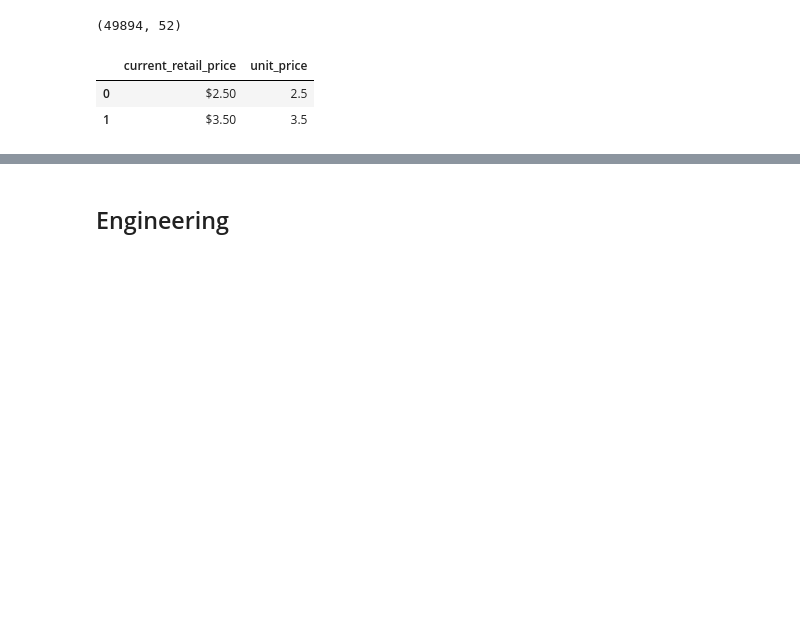
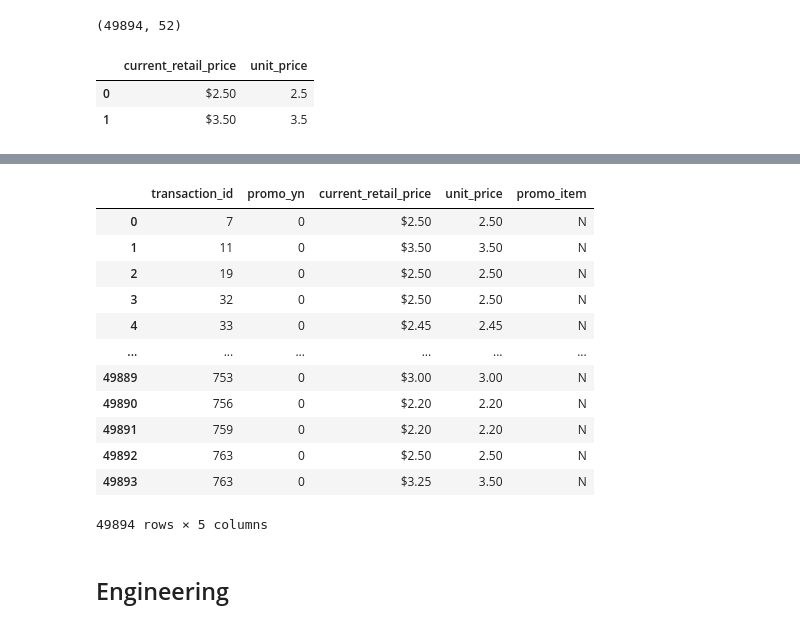
Before and after one commit to hpenapp/EjercicioRedencion, a Jupyter notebook: Features.ipynb, the cells around one changed output, grey strips where cells are left out. Drawn from its saved outputs; the diff is of its cells as text; code cells hidden in the pictures; blank space fills up the shorter version.

```diff
--- a/Features.ipynb
+++ b/Features.ipynb
@@ -97,6 +111,22 @@ Index(['transaction_id', 'transaction_date', 'transaction_time',
        'home_store', 'customer_first_name', 'customer_email', 'customer_since',
        'loyalty_card_number', 'birthdate', 'gender', 'birth_year'],
       dtype='object')
+# %%
+superData[['transaction_id', 'promo_yn', 'current_retail_price', 'unit_price', 'promo_item']]
+# %% [output]
+|  | transaction_id | promo_yn | current_retail_price | unit_price | promo_item |
+| 0 | 7 | 0 | $2.50 | 2.50 | N |
+| 1 | 11 | 0 | $3.50 | 3.50 | N |
+| 2 | 19 | 0 | $2.50 | 2.50 | N |
+| 3 | 32 | 0 | $2.50 | 2.50 | N |
+| 4 | 33 | 0 | $2.45 | 2.45 | N |
+| ... | ... | ... | ... | ... | ... |
+| 49889 | 753 | 0 | $3.00 | 3.00 | N |
+| 49890 | 756 | 0 | $2.20 | 2.20 | N |
+| 49891 | 759 | 0 | $2.20 | 2.20 | N |
+| 49892 | 763 | 0 | $2.50 | 2.50 | N |
+| 49893 | 763 | 0 | $3.25 | 3.50 | N |
+49894 rows × 5 columns
 # %% [markdown]
 ## Engineering
 # %% [markdown]
```
Also changed, not shown: parts of 57 cells of this notebook.
